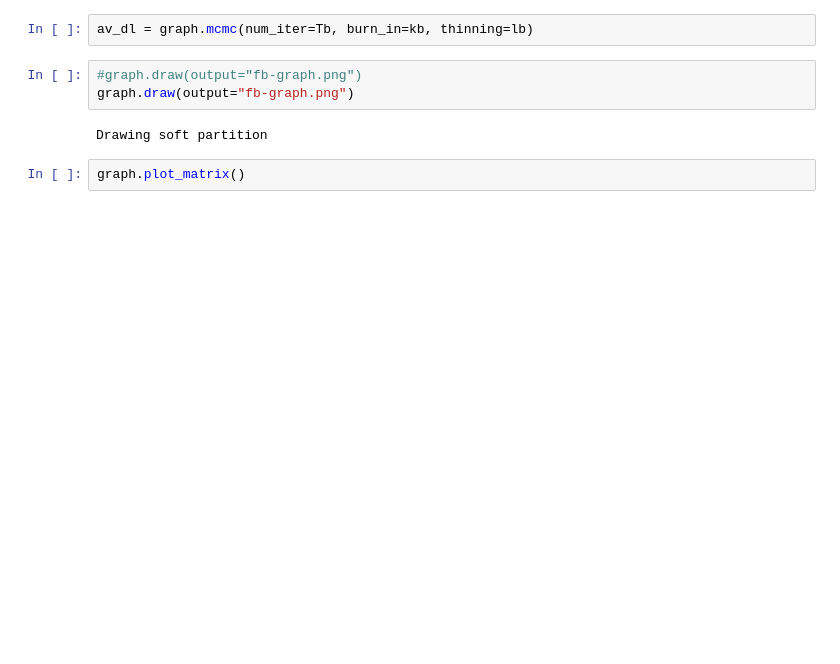
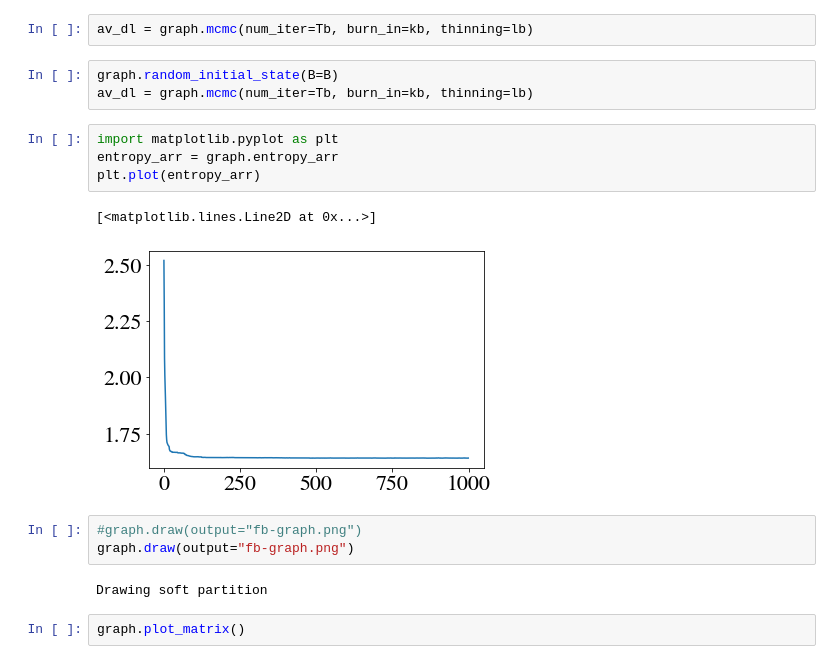
Before and after one commit to LozzaTray/Jormungandr-code, a Jupyter notebook: fb-egonet-2.ipynb, the cells around one changed output. Cells and saved outputs as stored; diff of their text form; blank space fills up the shorter version.

Commit message:
Play with b-chain burn-in

```diff
--- a/fb-egonet-2.ipynb
+++ b/fb-egonet-2.ipynb
@@ -96,5 +96,15 @@ Done
 # %%
 av_dl = graph.mcmc(num_iter=Tb, burn_in=kb, thinning=lb)
+# %%
+graph.random_initial_state(B=B)
+av_dl = graph.mcmc(num_iter=Tb, burn_in=kb, thinning=lb)
+# %%
+import matplotlib.pyplot as plt
+entropy_arr = graph.entropy_arr
+plt.plot(entropy_arr)
+# %% [output]
+[<matplotlib.lines.Line2D at 0x...>]
+[figure, added]
 # %%
 #graph.draw(output="fb-graph.png")
 graph.draw(output="fb-graph.png")
```
Also changed, not shown: parts of 3 cells of this notebook, 3 other files.
